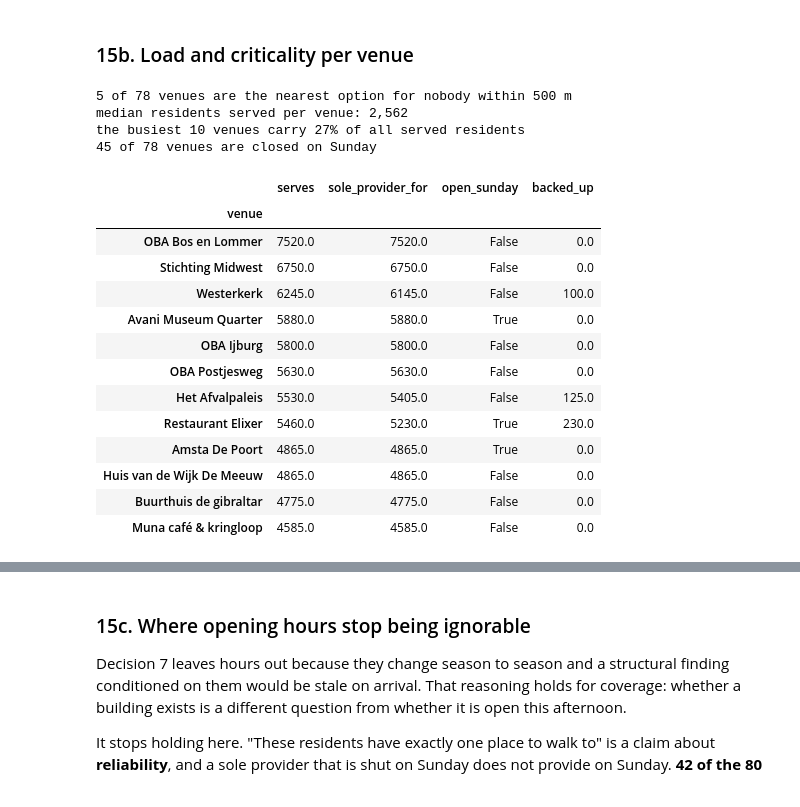
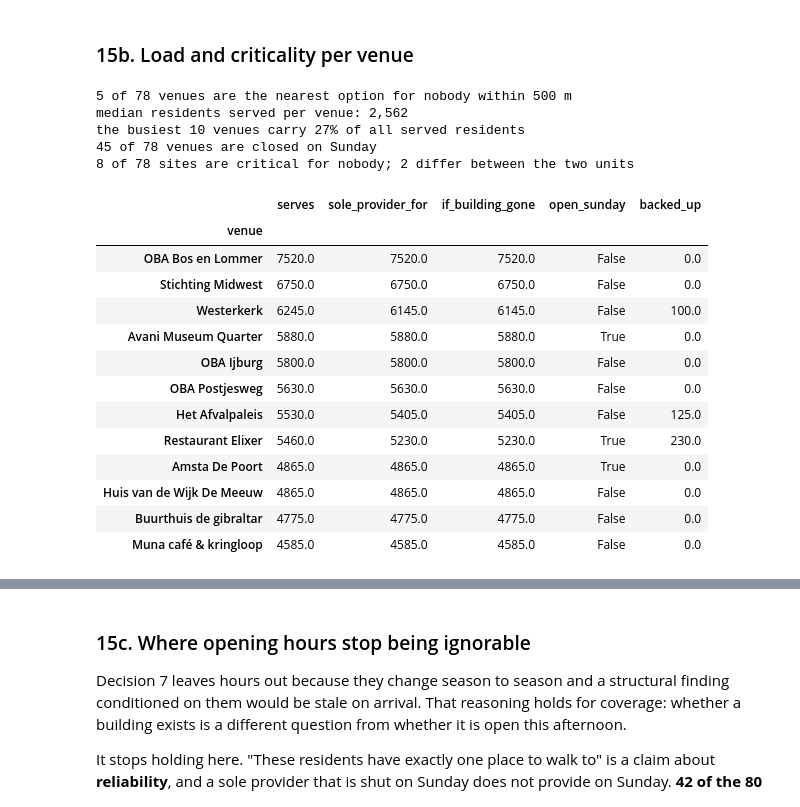
Before and after one commit to NojusStankevicius/koeltekaart-analysis, a Jupyter notebook: koeltekaart.ipynb, the cells around one changed output, grey strips where cells are left out. Saved outputs shown, nothing was run; the diff lists cells and outputs as text; code cells hidden in the pictures.

```diff
--- a/koeltekaart.ipynb
+++ b/koeltekaart.ipynb
@@ -2255,51 +2279,67 @@ residents within 500 m of a cooling place:    214,600
 # %% [markdown]
 ### 15b. Load and criticality per venue
 # %%
-# Two different quantities per venue, and the gap between them is the point.
-#   serves            - residents within 500 m for whom this venue is the network-nearest
-#   sole_provider_for - residents within 500 m of this venue AND of nothing else
+# Two quantities per row, and they are deliberately counted in DIFFERENT units.
+#
+#   serves            - per BUILDING. Not a failure model: two records at one coordinate are
+#                       exactly tied, so the network argmin hands one of them the whole
+#                       catchment and the other zero. Clustering is the de-duplication guard
+#                       decision 6 asked for, nothing more.
+#   sole_provider_for - per ORGANISATION. The modelled failure is one venue leaving the
+#                       scheme, and a co-located neighbour survives that. Summed back to the
+#                       building so both columns can sit in one table; for the 76 sites with a
+#                       single occupant the two units are identical by construction.
+#   if_building_gone  - per BUILDING: the upper bound, where a whole site is lost at once.
 load = (near[near["served"]].groupby("venue_name")[POP].sum()
         .reindex(ven_name.values, fill_value=0))
-critical = (within.loc[sole].mul(near.loc[sole, POP], axis=0).sum()
-            .reindex(ven_name.values).fillna(0))
+crit_org = within_org.loc[sole].mul(near.loc[sole, POP], axis=0).sum()
+critical = (crit_org.groupby(ven_of).sum().reindex(range(n_ven)).fillna(0)
+            .set_axis(ven_name.values))
+crit_bldg = (within.loc[sole_bldg].mul(near.loc[sole_bldg, POP], axis=0).sum()
+             .reindex(ven_name.values).fillna(0))
 
 # Opening hours enter here as an annotation only - see the note below on decision 7.
 open_sun = ~facilities["heat_sun"].fillna("").str.strip().str.lower().isin(["gesloten", ""])
 ven_sun = pd.Series(open_sun.to_numpy()).groupby(ven_of).any()
 ven_sun.index = ven_name.values
 
-supply = pd.DataFrame({"serves": load, "sole_provider_for": critical, "open_sunday": ven_sun})
+supply = pd.DataFrame({"serves": load, "sole_provider_for": critical,
+                       "if_building_gone": crit_bldg, "open_sunday": ven_sun})
 supply["backed_up"] = supply["serves"] - supply["sole_provider_for"]
 supply.index.name = "venue"
 supply.to_csv(PROCESSED / "venue_supply.csv")
 
 print(f"{(supply['serves'] == 0).sum()} of {n_ven} venues are the nearest option for nobody "
       f"within {THRESHOLD} m")
 print(f"median residents served per venue: {supply['serves'].median():,.0f}")
 print(f"the busiest 10 venues carry {supply['serves'].nlargest(10).sum() / served_pop:.0%} "
       f"of all served residents")
-print(f"{(~supply['open_sunday']).sum()} of {n_ven} venues are closed on Sunday\n")
+print(f"{(~supply['open_sunday']).sum()} of {n_ven} venues are closed on Sunday")
+print(f"{int((supply['sole_provider_for'] == 0).sum())} of {n_ven} sites are critical for nobody; "
+      f"{int((supply['if_building_gone'] > supply['sole_provider_for']).sum())} differ between the "
+      f"two units\n")
 
 supply.sort_values("sole_provider_for", ascending=False).head(12).round(0)
 # %% [output]
 5 of 78 venues are the nearest option for nobody within 500 m
 median residents served per venue: 2,562
 the busiest 10 venues carry 27% of all served residents
 45 of 78 venues are closed on Sunday
+8 of 78 sites are critical for nobody; 2 differ between the two units
-|  | serves | sole_provider_for | open_sunday | backed_up |
-| venue |  |  |  |  |
-| OBA Bos en Lommer | 7520.0 | 7520.0 | False | 0.0 |
-| Stichting Midwest | 6750.0 | 6750.0 | False | 0.0 |
-| Westerkerk | 6245.0 | 6145.0 | False | 100.0 |
-| Avani Museum Quarter | 5880.0 | 5880.0 | True | 0.0 |
-| OBA Ijburg | 5800.0 | 5800.0 | False | 0.0 |
-| OBA Postjesweg | 5630.0 | 5630.0 | False | 0.0 |
-| Het Afvalpaleis | 5530.0 | 5405.0 | False | 125.0 |
-| Restaurant Elixer | 5460.0 | 5230.0 | True | 230.0 |
-| Amsta De Poort | 4865.0 | 4865.0 | True | 0.0 |
-| Huis van de Wijk De Meeuw | 4865.0 | 4865.0 | False | 0.0 |
-| Buurthuis de gibraltar | 4775.0 | 4775.0 | False | 0.0 |
-| Muna café & kringloop | 4585.0 | 4585.0 | False | 0.0 |
+|  | serves | sole_provider_for | if_building_gone | open_sunday | backed_up |
+| venue |  |  |  |  |  |
+| OBA Bos en Lommer | 7520.0 | 7520.0 | 7520.0 | False | 0.0 |
+| Stichting Midwest | 6750.0 | 6750.0 | 6750.0 | False | 0.0 |
+| Westerkerk | 6245.0 | 6145.0 | 6145.0 | False | 100.0 |
+| Avani Museum Quarter | 5880.0 | 5880.0 | 5880.0 | True | 0.0 |
+| OBA Ijburg | 5800.0 | 5800.0 | 5800.0 | False | 0.0 |
+| OBA Postjesweg | 5630.0 | 5630.0 | 5630.0 | False | 0.0 |
+| Het Afvalpaleis | 5530.0 | 5405.0 | 5405.0 | False | 125.0 |
+| Restaurant Elixer | 5460.0 | 5230.0 | 5230.0 | True | 230.0 |
+| Amsta De Poort | 4865.0 | 4865.0 | 4865.0 | True | 0.0 |
+| Huis van de Wijk De Meeuw | 4865.0 | 4865.0 | 4865.0 | False | 0.0 |
+| Buurthuis de gibraltar | 4775.0 | 4775.0 | 4775.0 | False | 0.0 |
+| Muna café & kringloop | 4585.0 | 4585.0 | 4585.0 | False | 0.0 |
 # %%
 # Redundancy is a three-state fact per square, so three flat classes rather than a ramp - a
 # sequential scale would imply "2 venues" is twice as good as "1", which is not the claim.
```
Also changed, not shown: parts of 4 cells of this notebook, 9 other files.
